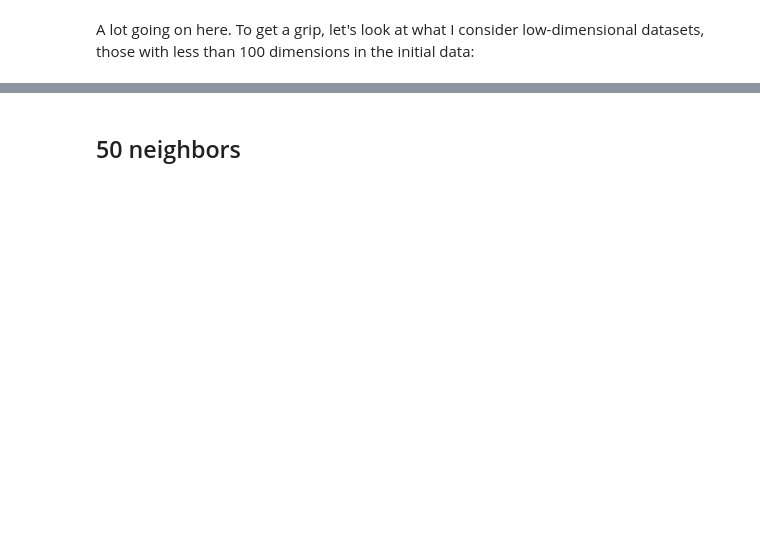
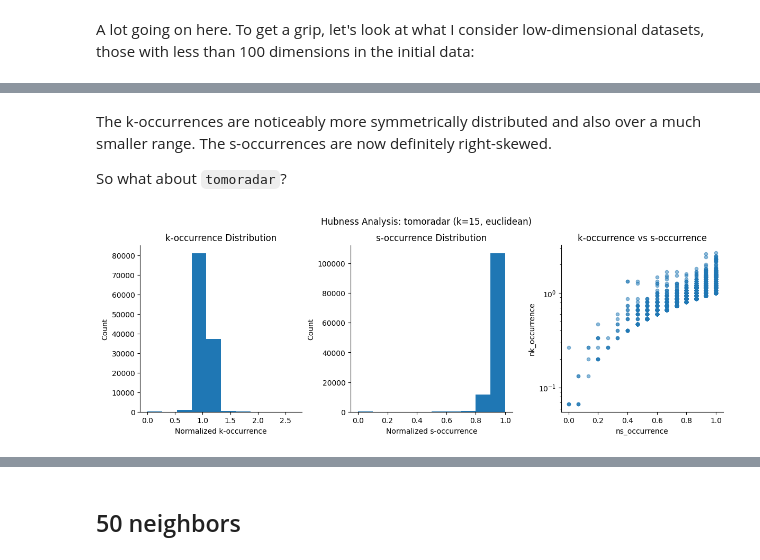
Before and after one commit to jlmelville/drnb, a Jupyter notebook: notebooks/hubness.ipynb, the cells around one changed output, grey strips where cells are left out. Cells and saved outputs as stored; diff of their text form; code cells hidden in the pictures; blank space fills up the shorter version.

```diff
--- a/notebooks/hubness.ipynb
+++ b/notebooks/hubness.ipynb
@@ -227,0 +265,9 @@ Compared to the low-dimensional datasets, these datasets are much more prone to
+# %% [markdown]
+The k-occurrences are noticeably more symmetrically distributed and also over a much smaller range.
+The s-occurrences are now definitely right-skewed.
+
+So what about `tomoradar`?
+# %%
+hist_occurrences("tomoradar", 15)
+# %% [output]
+[figure, added]
```
Also changed, not shown: parts of 29 cells of this notebook.
